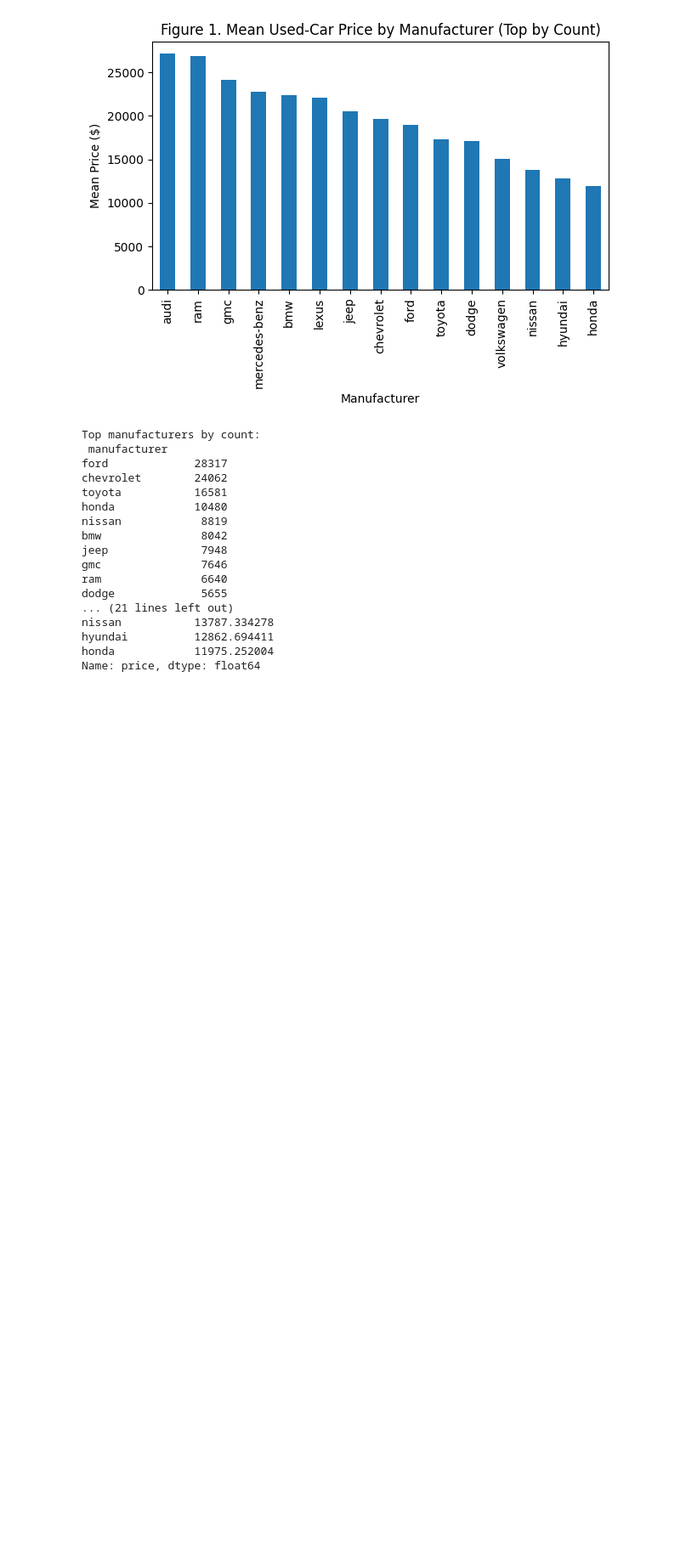
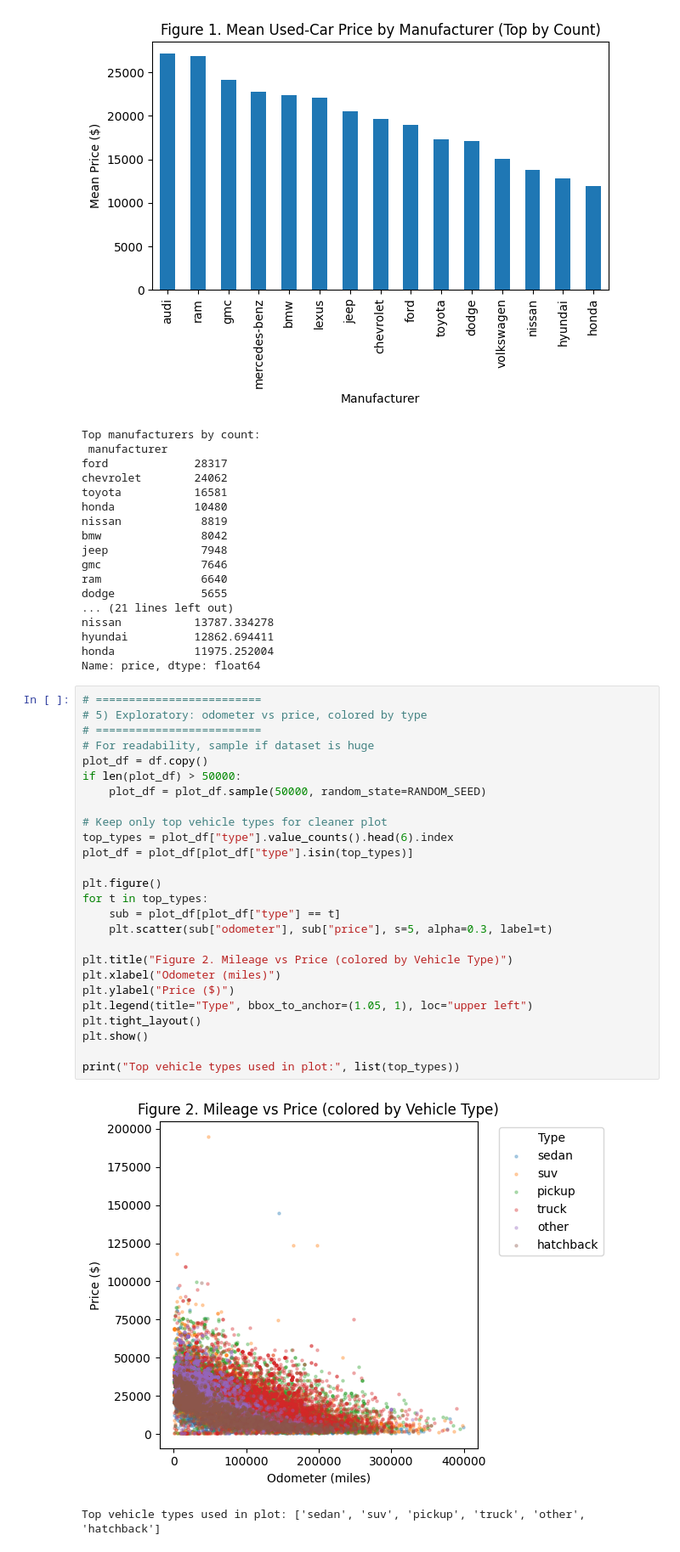
Before and after one commit to nv-piyush/CSCI608_Final_Project, a Jupyter notebook: CSCI608_Final_Project.ipynb, the cells around one changed output. Shown: that part at 85% size. Drawn from its saved outputs; the diff is of its cells as text; blank space fills up the shorter version.

Commit message:
Add exploratory mileage vs price visualization

```diff
--- a/CSCI608_Final_Project.ipynb
+++ b/CSCI608_Final_Project.ipynb
@@ -195,3 +195,32 @@ nissan           13787.334278
 hyundai          12862.694411
 honda            11975.252004
 Name: price, dtype: float64
+# %%
+# =========================
+# 5) Exploratory: odometer vs price, colored by type
+# =========================
+# For readability, sample if dataset is huge
+plot_df = df.copy()
+if len(plot_df) > 50000:
+    plot_df = plot_df.sample(50000, random_state=RANDOM_SEED)
+
+# Keep only top vehicle types for cleaner plot
+top_types = plot_df["type"].value_counts().head(6).index
+plot_df = plot_df[plot_df["type"].isin(top_types)]
+
+plt.figure()
+for t in top_types:
+    sub = plot_df[plot_df["type"] == t]
+    plt.scatter(sub["odometer"], sub["price"], s=5, alpha=0.3, label=t)
+
+plt.title("Figure 2. Mileage vs Price (colored by Vehicle Type)")
+plt.xlabel("Odometer (miles)")
+plt.ylabel("Price ($)")
+plt.legend(title="Type", bbox_to_anchor=(1.05, 1), loc="upper left")
+plt.tight_layout()
+plt.show()
+
+print("Top vehicle types used in plot:", list(top_types))
+# %% [output]
+[figure, added]
+Top vehicle types used in plot: ['sedan', 'suv', 'pickup', 'truck', 'other', 'hatchback']
```
